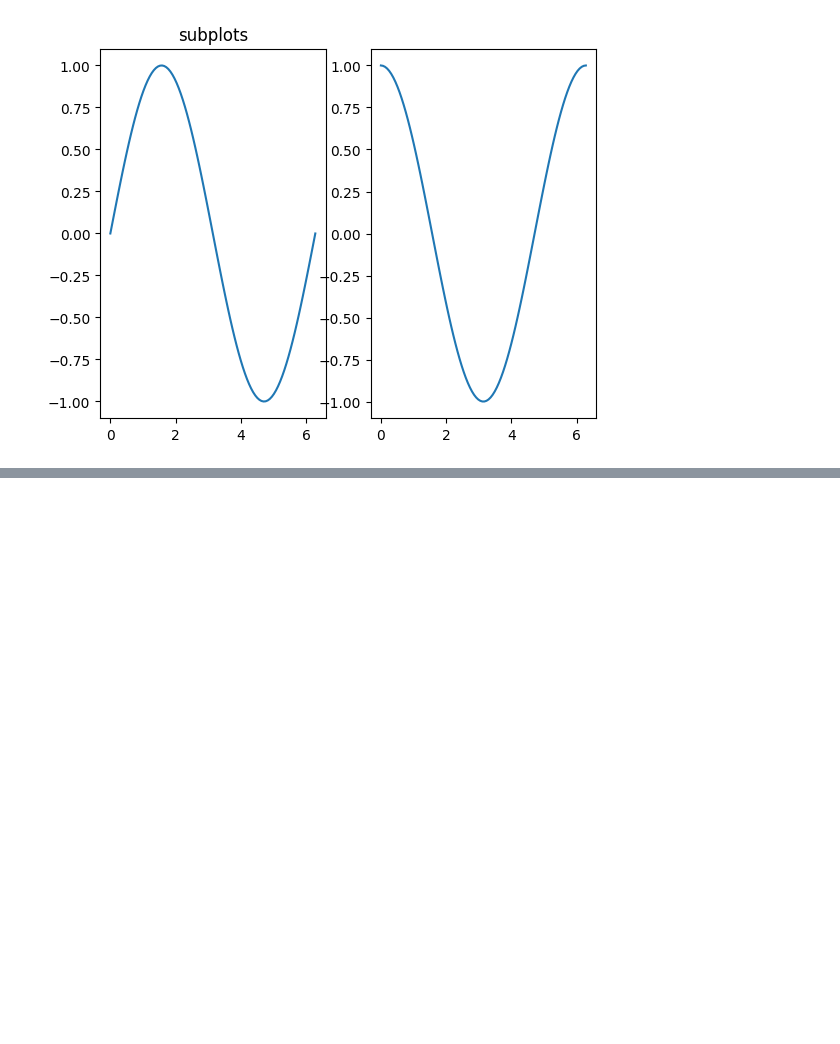
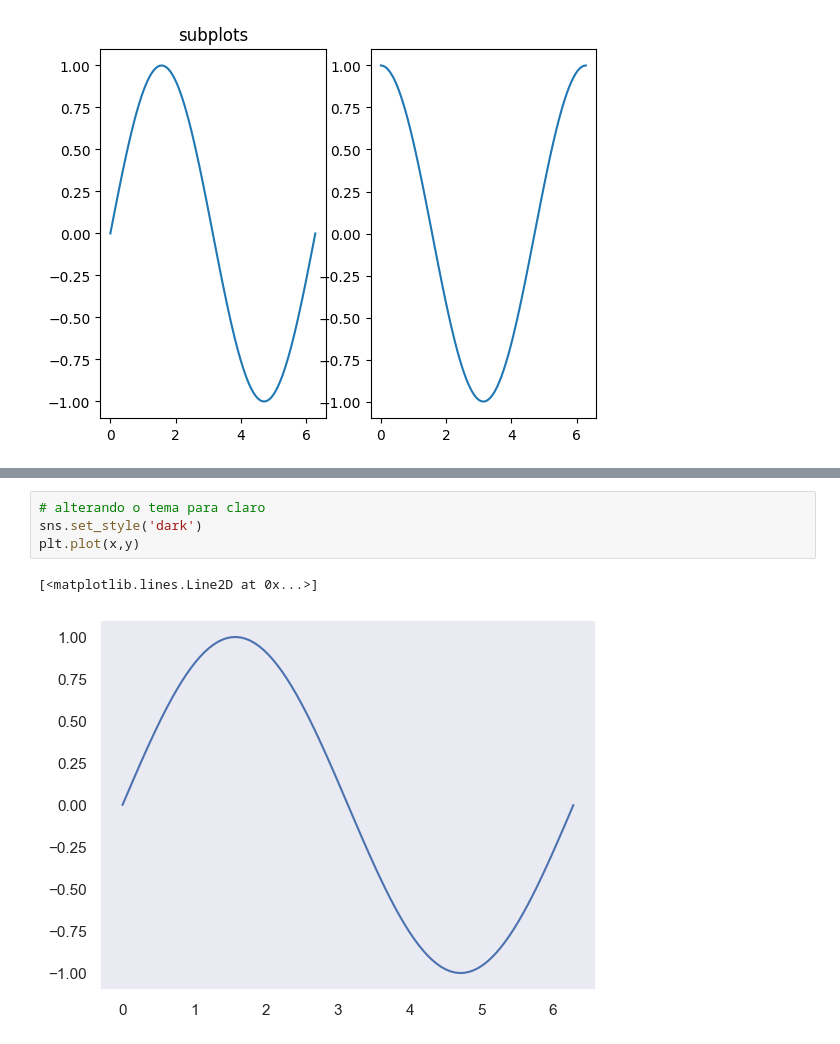
Before and after one commit to AlefHenrique10/fundamentos-bigData-python-SENAI, a Jupyter notebook: Aula 11 -visualização de dados.ipynb, the cells around one changed output, grey strips where cells are left out. Drawn from its saved outputs; the diff is of its cells as text; blank space fills up the shorter version.

```diff
--- a/Aula 11 -visualização de dados.ipynb
+++ b/Aula 11 -visualização de dados.ipynb
@@ -45,0 +130,7 @@ plt.plot(x,z)
+# %%
+# alterando o tema para claro
+sns.set_style('dark')
+plt.plot(x,y)
+# %% [output]
+[<matplotlib.lines.Line2D at 0x...>]
+[figure, added]
```
Also changed, not shown: parts of 13 cells of this notebook, 4 other files.
